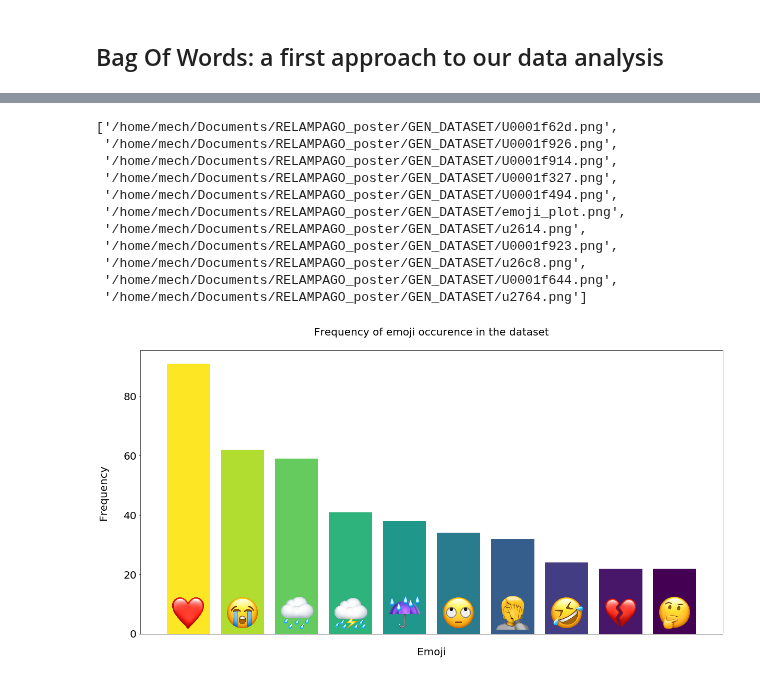
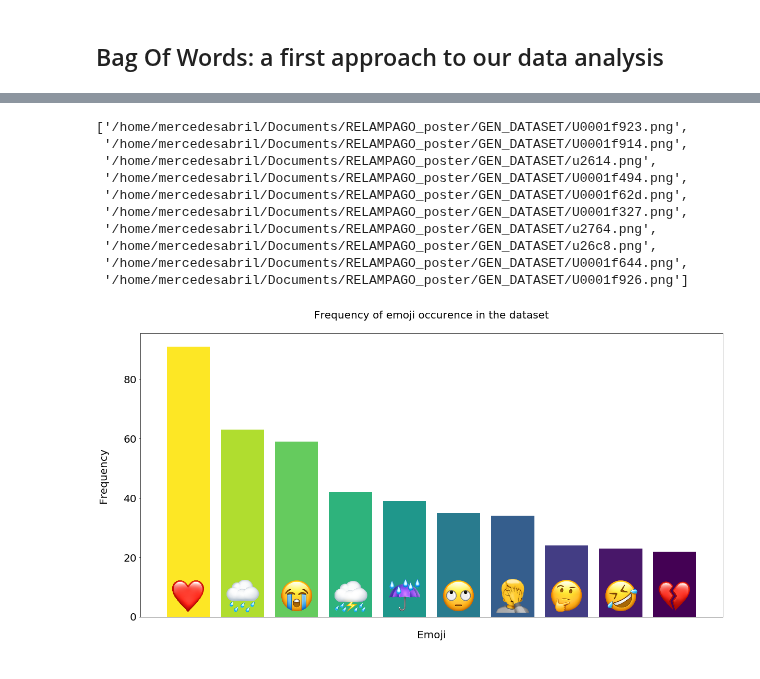
Before and after one commit to agemperador/RELAMPAGO_poster, a Jupyter notebook: GEN_DATASET/tweet_analysis.ipynb, the cells around one changed output, grey strips where cells are left out. Saved outputs shown, nothing was run; the diff lists cells and outputs as text; code cells hidden in the pictures.

```diff
--- a/GEN_DATASET/tweet_analysis.ipynb
+++ b/GEN_DATASET/tweet_analysis.ipynb
@@ -284,57 +277,56 @@ emoji
 # %%
-A = ['\\u2764', '\\U0001f62d','\\U0001f327', '\\u26c8', '\\u2614', '\\U0001f644', '\\U0001f926', '\\U0001f923', '\\U0001f494', '\\U0001f914']
+A = ['\\u2764', '\\U0001f327','\\U0001f62d', '\\u26c8', '\\u2614', '\\U0001f644', '\\U0001f926', '\\U0001f914', '\\U0001f923', '\\U0001f494']
 # %%
 archivos = []
 # r=root, d=directories, f = files
-for r, d, f in os.walk('/home/mech/Documents/RELAMPAGO_poster/GEN_DATASET/'):
+for r, d, f in os.walk('/home/mercedesabril/Documents/RELAMPAGO_poster/GEN_DATASET/'):
     for file in f:
           if '.png' in file:
               archivos.append(os.path.join(r, file))
 
 archivos
 # %% [output]
-['/home/mech/Documents/RELAMPAGO_poster/GEN_DATASET/U0001f62d.png',
- '/home/mech/Documents/RELAMPAGO_poster/GEN_DATASET/U0001f926.png',
- '/home/mech/Documents/RELAMPAGO_poster/GEN_DATASET/U0001f914.png',
- '/home/mech/Documents/RELAMPAGO_poster/GEN_DATASET/U0001f327.png',
- '/home/mech/Documents/RELAMPAGO_poster/GEN_DATASET/U0001f494.png',
- '/home/mech/Documents/RELAMPAGO_poster/GEN_DATASET/emoji_plot.png',
- '/home/mech/Documents/RELAMPAGO_poster/GEN_DATASET/u2614.png',
- '/home/mech/Documents/RELAMPAGO_poster/GEN_DATASET/U0001f923.png',
- '/home/mech/Documents/RELAMPAGO_poster/GEN_DATASET/u26c8.png',
- '/home/mech/Documents/RELAMPAGO_poster/GEN_DATASET/U0001f644.png',
- '/home/mech/Documents/RELAMPAGO_poster/GEN_DATASET/u2764.png']
+['/home/mercedesabril/Documents/RELAMPAGO_poster/GEN_DATASET/U0001f923.png',
+ '/home/mercedesabril/Documents/RELAMPAGO_poster/GEN_DATASET/U0001f914.png',
+ '/home/mercedesabril/Documents/RELAMPAGO_poster/GEN_DATASET/u2614.png',
+ '/home/mercedesabril/Documents/RELAMPAGO_poster/GEN_DATASET/U0001f494.png',
+ '/home/mercedesabril/Documents/RELAMPAGO_poster/GEN_DATASET/U0001f62d.png',
+ '/home/mercedesabril/Documents/RELAMPAGO_poster/GEN_DATASET/U0001f327.png',
+ '/home/mercedesabril/Documents/RELAMPAGO_poster/GEN_DATASET/u2764.png',
+ '/home/mercedesabril/Documents/RELAMPAGO_poster/GEN_DATASET/u26c8.png',
+ '/home/mercedesabril/Documents/RELAMPAGO_poster/GEN_DATASET/U0001f644.png',
+ '/home/mercedesabril/Documents/RELAMPAGO_poster/GEN_DATASET/U0001f926.png']
 # %%
 fig, ax = plt.subplots(figsize = [20,10])
 plot = ax.bar(emoji['Diccionario'].iloc[0:10], emoji['Frecuencia'].iloc[0:10], color=plt.cm.viridis_r(range(0,300,round(300/len(emoji.iloc[0:10])))))
 fig_width = fig.get_window_extent().width
 fig_height = fig.get_window_extent().height
 emoji_size = 1300/(fig_width*len(emoji['Diccionario'].iloc[0:10]))
 emoji_axs = [None for i in range(len(emoji['Diccionario'].iloc[0:10]))]
 plt.title('Frequency of emoji occurence in the dataset\n', fontsize = 20)
 plt.xlabel('\nEmoji', fontsize = 20)
 plt.ylabel('Frequency \n', fontsize = 20)
 plt.yticks(fontsize = 20)
 #plt.xticks(fontsize = 20)
 ax.tick_params(
     axis='x',          # changes apply to the x-axis
     which='both',      # both major and minor ticks are affected
     bottom=False,      # ticks along the bottom edge are off
     top=False,         # ticks along the top edge are off
     labelbottom=False)
 
 for i in range(len(A)):
     for j in archivos:
-        arc = j[50:-4]
+        arc = j[59:-4]
         if arc == A[i][1:]:
             IMG = j
             img = plt.imread(IMG)
 
             loc = ax.transData.transform((i, 7))
             emoji_axs[i] = fig.add_axes([loc[0]/fig_width-emoji_size/2, loc[1]/fig_height-emoji_size/2,
                                emoji_size, emoji_size], anchor='C')
             emoji_axs[i].imshow(img)
             emoji_axs[i].axis("off")
 fig.savefig("emoji_plot.png")
 # %% [output]
-[figure, old version]
+[figure, new version]
```
Also changed, not shown: parts of 8 cells of this notebook, 3 other files.
